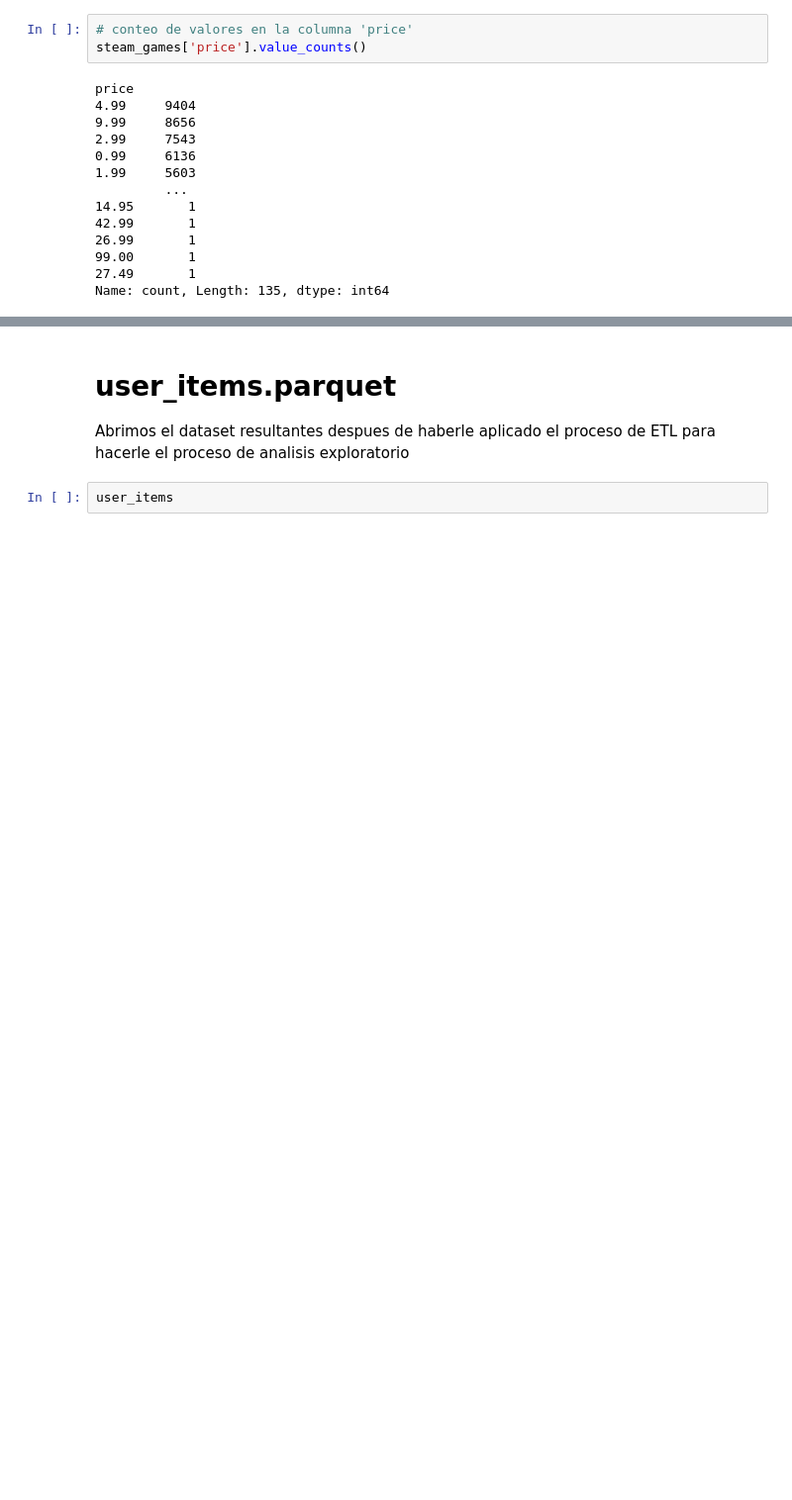
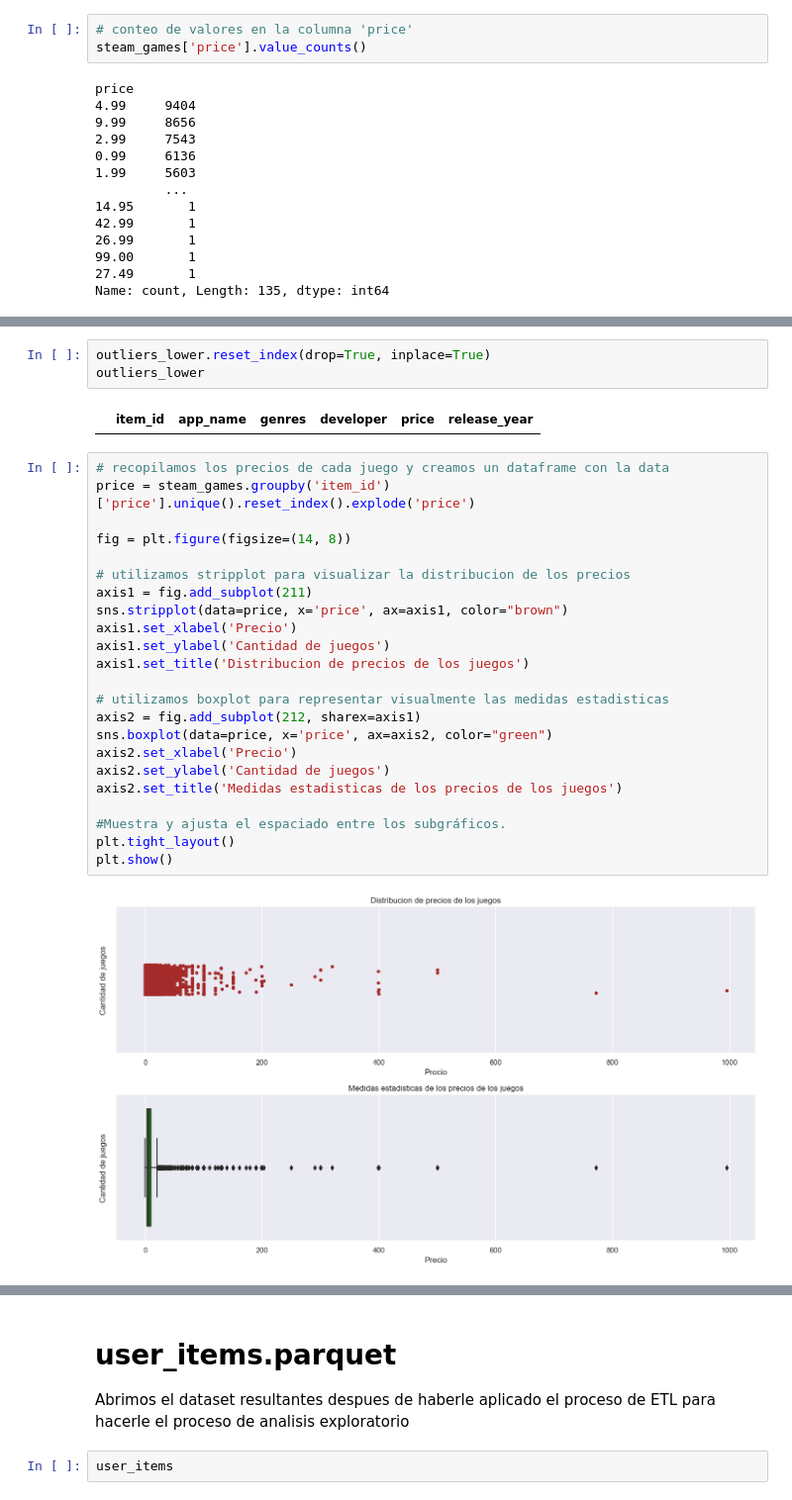
Before and after one commit to bryam23/FastAPI, a Jupyter notebook: EDA.ipynb, the cells around one changed output, grey strips where cells are left out. Shown: that part at 99% size. Saved outputs shown, nothing was run; the diff lists cells and outputs as text; blank space fills up the shorter version.

```diff
--- a/EDA.ipynb
+++ b/EDA.ipynb
@@ -313 +373,31 @@ Name: count, Length: 135, dtype: int64
+# %%
+outliers_lower.reset_index(drop=True, inplace=True)
+outliers_lower
+# %% [output]
+|  | item_id | app_name | genres | developer | price | release_year |
+# %%
+# recopilamos los precios de cada juego y creamos un dataframe con la data
+price = steam_games.groupby('item_id')['price'].unique().reset_index().explode('price')
+
+fig = plt.figure(figsize=(14, 8))
+
+# utilizamos stripplot para visualizar la distribucion de los precios
+axis1 = fig.add_subplot(211)
+sns.stripplot(data=price, x='price', ax=axis1, color="brown")
+axis1.set_xlabel('Precio')
+axis1.set_ylabel('Cantidad de juegos')
+axis1.set_title('Distribucion de precios de los juegos')
+
+# utilizamos boxplot para representar visualmente las medidas estadisticas
+axis2 = fig.add_subplot(212, sharex=axis1)
+sns.boxplot(data=price, x='price', ax=axis2, color="green")
+axis2.set_xlabel('Precio')
+axis2.set_ylabel('Cantidad de juegos')
+axis2.set_title('Medidas estadisticas de los precios de los juegos')
+
+#Muestra y ajusta el espaciado entre los subgráficos.
+plt.tight_layout()
+plt.show()
+# %% [output]
+[figure, added]
 # %%
```
Also changed, not shown: parts of 19 cells of this notebook, 3 other files.
